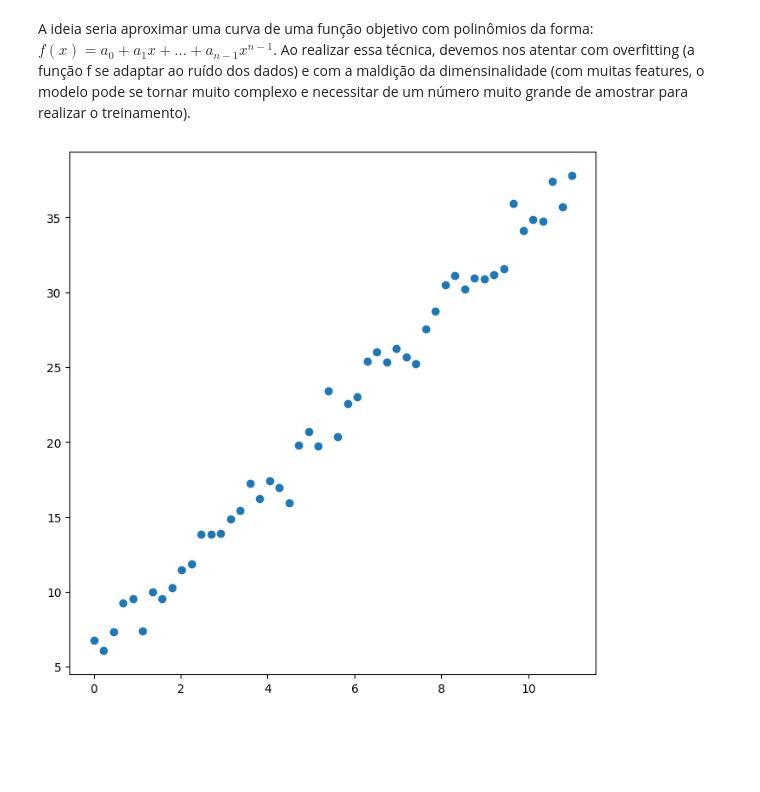
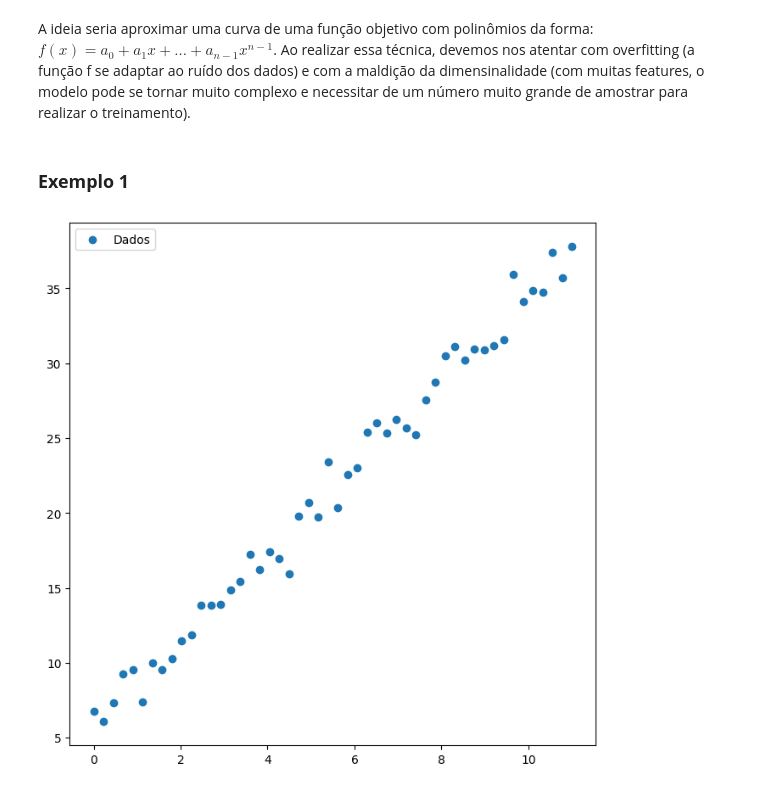
Before and after one commit to alexoliveiraFGV24/ds_ml_utils, a Jupyter notebook: src/4) regression/polynomial_regression.ipynb, the cells around one changed output. Cells and saved outputs as stored; diff of their text form; code cells hidden in the pictures; blank space fills up the shorter version.

```diff
--- a/src/4) regression/polynomial_regression.ipynb
+++ b/src/4) regression/polynomial_regression.ipynb
@@ -17,12 +134,21 @@ from sklearn.pipeline import make_pipeline
+# %% [markdown]
+### **Exemplo 1**
 # %%
-# Dados com ruído gaussiano
+# Dados com ruído gaussiano (livre para teste)
+size = 50
 np.random.seed(0)
-x = np.linspace(0, 11, 50)
-noise = np.random.normal(0, 1, 50)
+x = np.linspace(0, 11, size)
+noise = np.random.normal(0, 1, size)
 y = 3 * x + 5 + noise
 
+# Redimensionando para não termos problema
+x = x.reshape(-1,1)
+y = y.reshape(-1,1)
+
+# Plot dos dados
 fig = plt.figure(figsize=(8, 8))
-plt.scatter(x, y, label='data')
+plt.scatter(x, y, label='Dados')
+plt.legend()
 plt.show()
 # %% [output]
-[figure, old version]
+[figure, new version]
```
Also changed, not shown: parts of 16 cells of this notebook, 2 other files.
